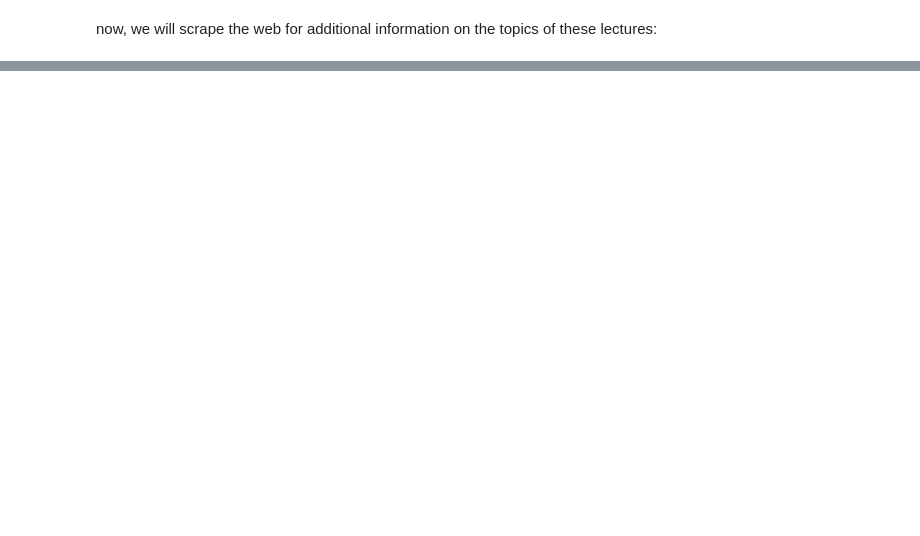
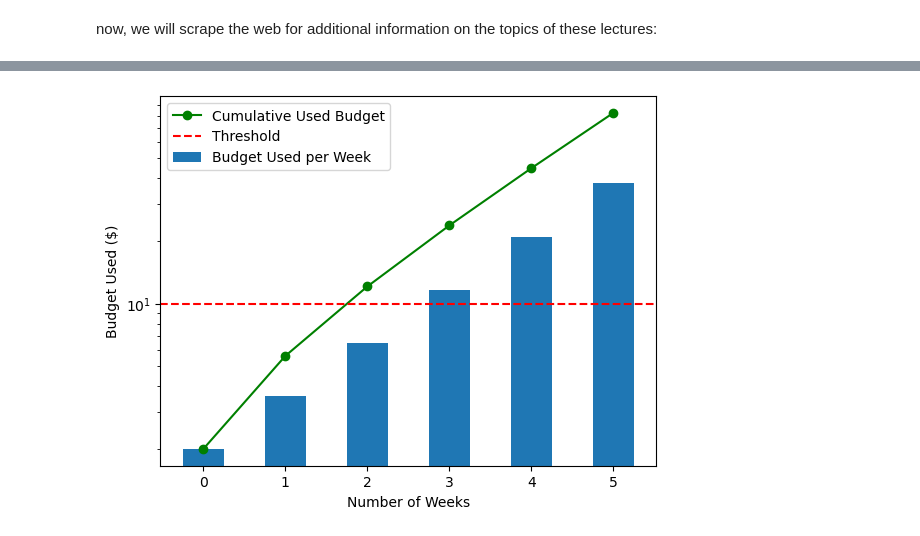
Before and after one commit to EliasMessner/StudyCompanion, a Jupyter notebook: budget_calculation.ipynb, the cells around one changed output, grey strips where cells are left out. Saved outputs shown, nothing was run; the diff lists cells and outputs as text; code cells hidden in the pictures; blank space fills up the shorter version.

Commit message:
add calculations for budget

```diff
--- a/budget_calculation.ipynb
+++ b/budget_calculation.ipynb
@@ -41,0 +347,19 @@ vectorstore_controller.add_documents_to_vectorstore(web_content_splits)
+# %%
+def tokens_to_money(token_count):
+    return token_count*0.02/1000
+def calc_week_limit(budget_limit, start_users, recommendation_rate):
+    """returns the number of weeks it will take to use up the budget_limit"""
+    total_cost = 0
+    n=0
+    while total_cost<budget_limit:
+        total_cost+=tokens_to_money(weekly_token_usage*population(n,start_users, recommendation_rate))
+        n+=1
+    return n
+def calc_prompt_limit(budget_limit):
+    """returns the number of prompts we can send to the API before the budget_limit is used up"""
+    prompts = 0
+    while tokens_to_money(prompts*prompt_token_usage)<budget_limit:
+        prompts+=1
+    return prompts
+print(calc_week_limit(10, 4,recommendation_rate))
+print(calc_prompt_limit(10))
@@ -41,0 +397,50 @@ vectorstore_controller.add_documents_to_vectorstore(web_content_splits)
+# %%
+import matplotlib.pyplot as plt
+import numpy as np
+
+# Define the function for userbase calculation
+def userbase(n):
+    return 3.933333333333334**n * 4
+
+# Define the function for budget calculation
+def budget(n, start_users, recommendation_rate):
+    return tokens_to_money(weekly_token_usage*population(n,start_users, recommendation_rate))
+
+# Generate data for x-axis
+weeks = np.arange(0, 6)  # Range limited to 6 weeks
+
+# Define other parameters
+weekly_token_usage = 1000
+start_users = 100
+recommendation_rate = 0.8
+
+# Calculate budget used per week and cumulative total
+budget_used_per_week = [budget(n,start_users, recommendation_rate) for n in weeks]
+cumulative_budget = np.cumsum(budget_used_per_week)
+
+# Create the plot
+fig, ax = plt.subplots()
+
+# Plot budget used per week
+ax.bar(weeks, budget_used_per_week, width=0.5, align='center', label='Budget Used per Week')
+
+# Plot cumulative total used budget
+ax.plot(weeks, cumulative_budget, marker='o', color='green', label='Cumulative Used Budget')
+
+# Add a red horizontal line at y=10.00
+ax.axhline(y=10.00, color='red', linestyle='--', label='Threshold')
+
+# Set the axis labels
+ax.set_xlabel('Number of Weeks')
+ax.set_ylabel('Budget Used ($)')
+
+# Set the y-axis to use a logarithmic scale
+ax.set_yscale('log')
+
+# Add a legend
+ax.legend()
+
+# Display the plot
+plt.show()
+# %% [output]
+[figure, added]
```
Also changed, not shown: parts of 22 cells of this notebook, 1 other file.
